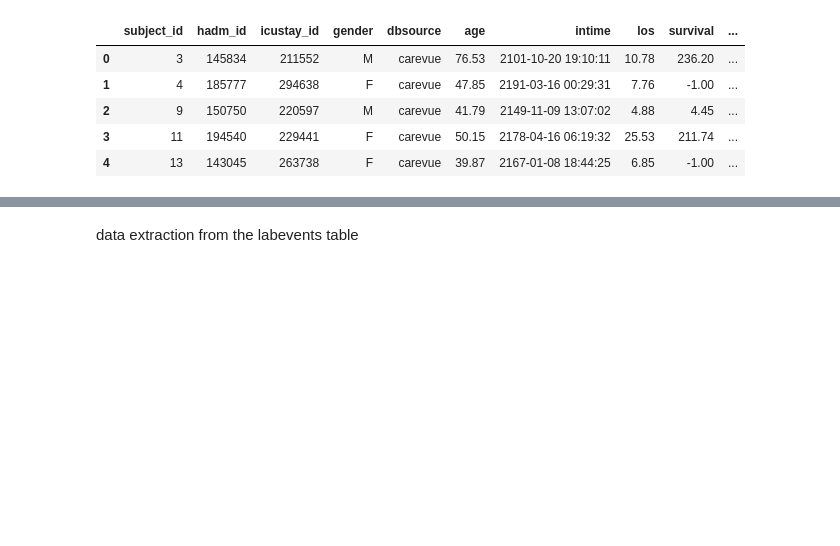
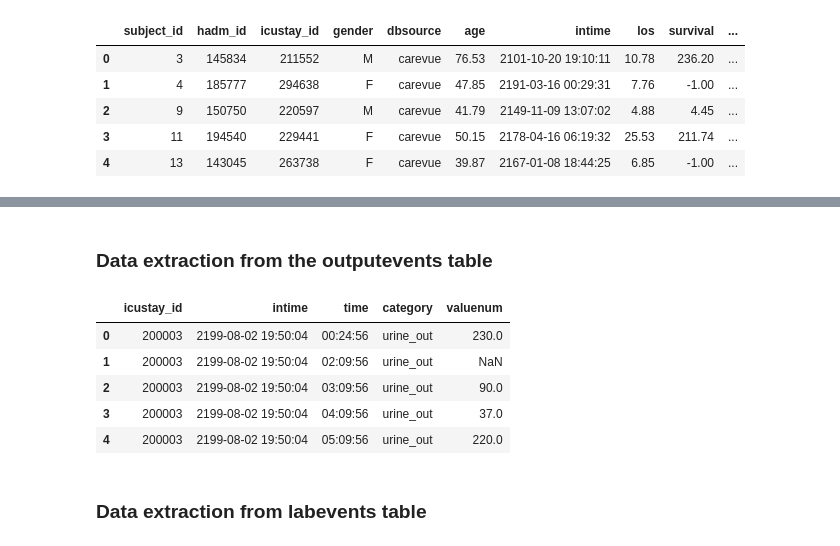
Before and after one commit to OrangeWong/predicting_morality, a Jupyter notebook: data_extraction.ipynb, the cells around one changed output, grey strips where cells are left out. Drawn from its saved outputs; the diff is of its cells as text; code cells hidden in the pictures; blank space fills up the shorter version.

```diff
--- a/data_extraction.ipynb
+++ b/data_extraction.ipynb
@@ -415,3 +498,62 @@ save_to_csv(chartdata, 'chartdata')
+# %% [markdown]
+### Data extraction from the outputevents table
+# %%
+query = query_schema + """
+with cohort as
+( -- select the ICU stay IDs of the cohort
+select icu.icustay_id, icu.intime FROM icustays icu
+where icu.icustay_id in %(cohortIDs)s
+), rawdata as
+(-- only the data in the first day of ICU stay is considered
+select op.icustay_id, cohort.intime, op.charttime,
+cast(op.charttime - cohort.intime as interval) as time,
+op.itemid, op.value
+from outputevents op inner join cohort on cohort.icustay_id = op.icustay_id
+where op.charttime between cohort.intime and cohort.intime + INTERVAL '1 day'
+    and op.itemid in %(outputitems)s
+    and op.value IS NOT NULL
+    and op.iserror IS DISTINCT FROM 1
+    --and op.value <> 0.0
+), combination as
+(-- combine data
+select rd.icustay_id, rd.intime, rd.time, rd.itemid,
+case
+    when rd.itemid in (40055, 43175, 40069, 40094, 40715, 40473, 40085,
+                       40057, 40056, 40405, 40428, 40086, 40096, 40651,
+                       226559, 226560, 226561, 226584, 226563, 226564,
+                       226565, 226567, 226557, 226558, 227489) then 'urine_out'
+end as category
+,
+case
+    when rd.itemid in (40055, 43175, 40069, 40094, 40715, 40473, 40085,
+                       40057, 40056, 40405, 40428, 40086, 40096, 40651,
+                       226559, 226560, 226561, 226584, 226563, 226564,
+                       226565, 226567, 226557, 226558, 227489) and rd.value > 0 then rd.value else null end as valuenum
+from rawdata rd
+where rd.itemid in %(outputitems)s
+)
+select comb.icustay_id, comb.intime, comb.time, comb.category,
+round(cast(avg(comb.valuenum) as numeric),2) as valuenum
+from combination comb group by comb.icustay_id, comb.intime, comb.time, comb.category
+order by comb.icustay_id, comb.intime, comb.time, comb.category
+"""
+
+# Execute the query
+outputdata = execute_query(query, dbinfo, params=params)
+
+# Save the dataframe in CSV format
+file_path = get_path('outputdata', 'csv')
+save_to_csv(outputdata, file_path)
+
+# Print first few rows of the data
+outputdata.head()
+# %% [output]
+|  | icustay_id | intime | time | category | valuenum |
+| 0 | 200003 | 2199-08-02 19:50:04 | 00:24:56 | urine_out | 230.0 |
+| 1 | 200003 | 2199-08-02 19:50:04 | 02:09:56 | urine_out | NaN |
+| 2 | 200003 | 2199-08-02 19:50:04 | 03:09:56 | urine_out | 90.0 |
+| 3 | 200003 | 2199-08-02 19:50:04 | 04:09:56 | urine_out | 37.0 |
+| 4 | 200003 | 2199-08-02 19:50:04 | 05:09:56 | urine_out | 220.0 |
 # %% [markdown]
-data extraction from the labevents table
+### Data extraction from labevents table
 # %%
```
Also changed, not shown: parts of 23 cells of this notebook, 1 other file.
